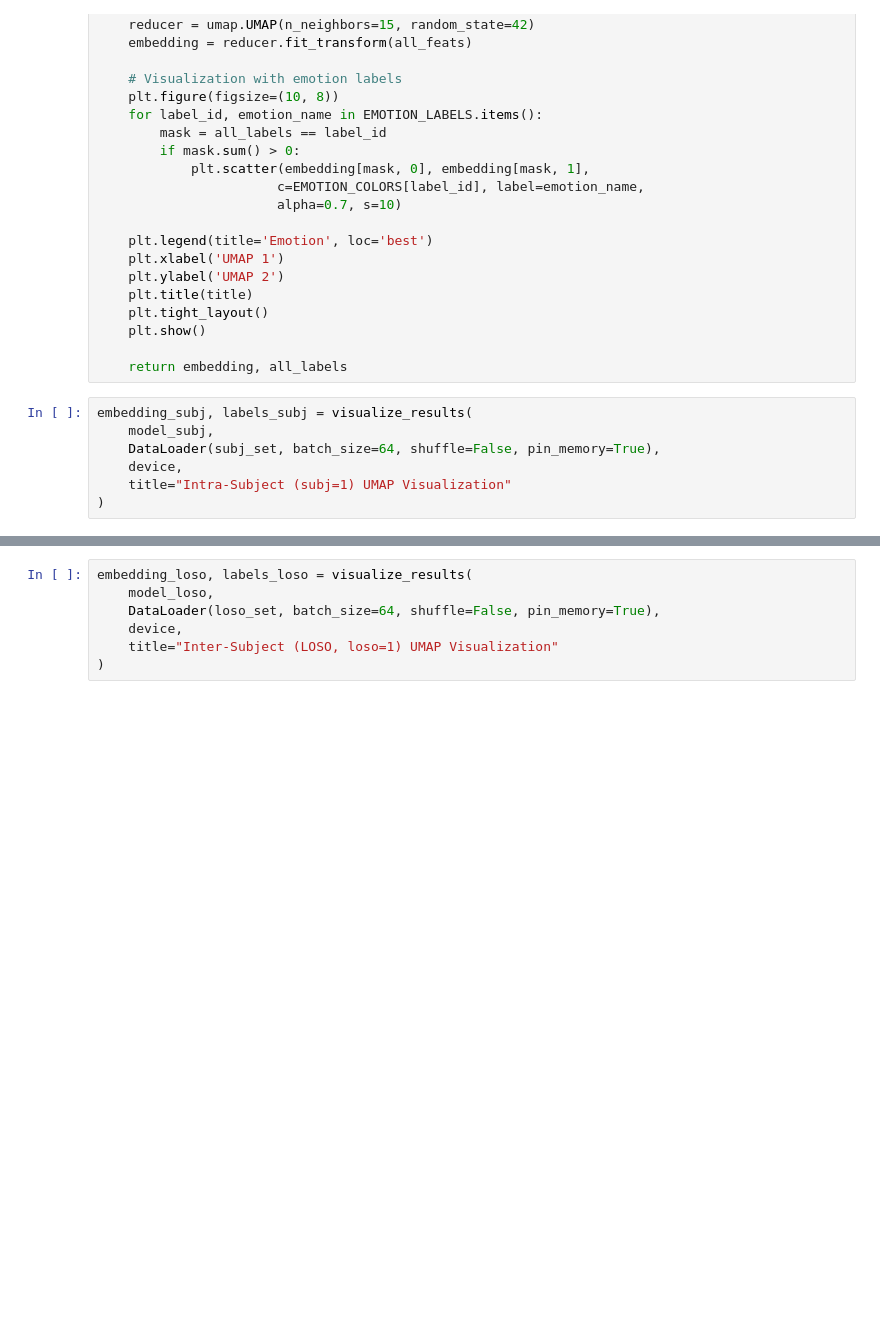
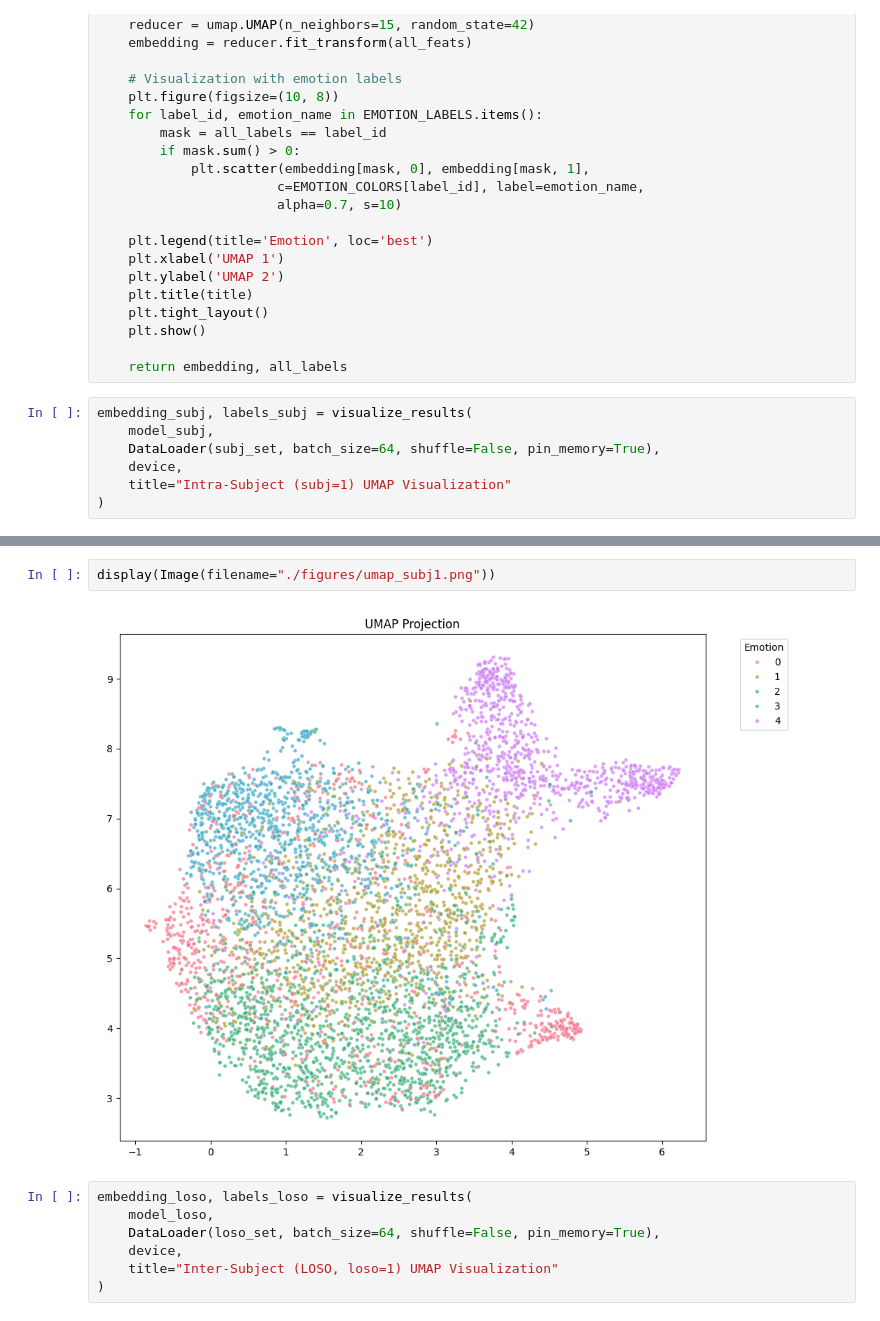
Before and after one commit to rseyfullayev/eeg_analysis_snn, a Jupyter notebook: milestones/Project Milestone 1.ipynb, the cells around one changed output, grey strips where cells are left out. Cells and saved outputs as stored; diff of their text form; blank space fills up the shorter version.

```diff
--- a/milestones/Project Milestone 1.ipynb
+++ b/milestones/Project Milestone 1.ipynb
@@ -206,3 +203,7 @@ embedding_subj, labels_subj = visualize_results(
+# %%
+display(Image(filename="./figures/umap_subj1.png"))
+# %% [output]
+[figure, added]
 # %%
 embedding_loso, labels_loso = visualize_results(
     model_loso,
```
Also changed, not shown: parts of 6 cells of this notebook.
